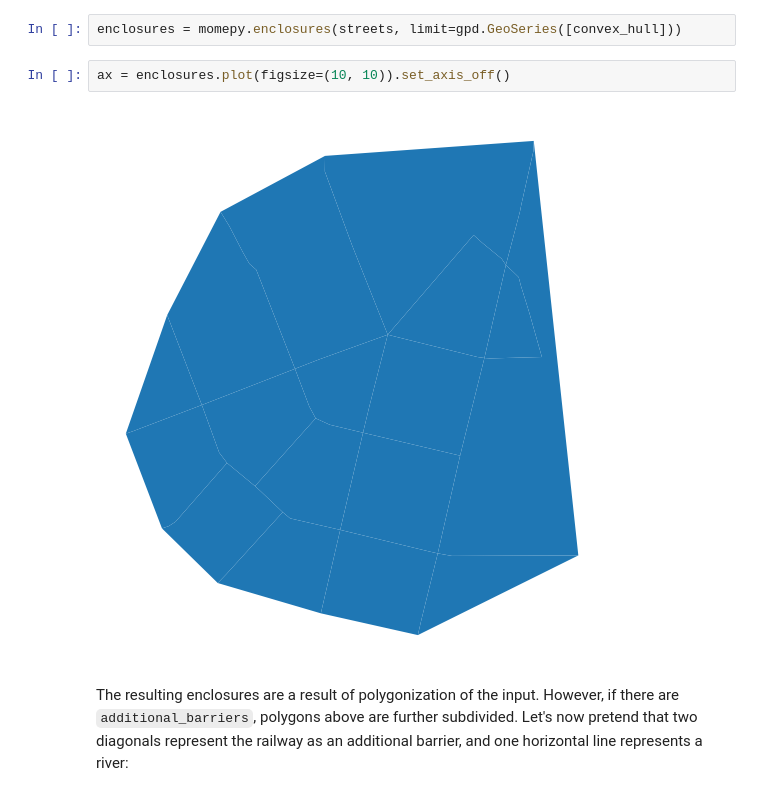
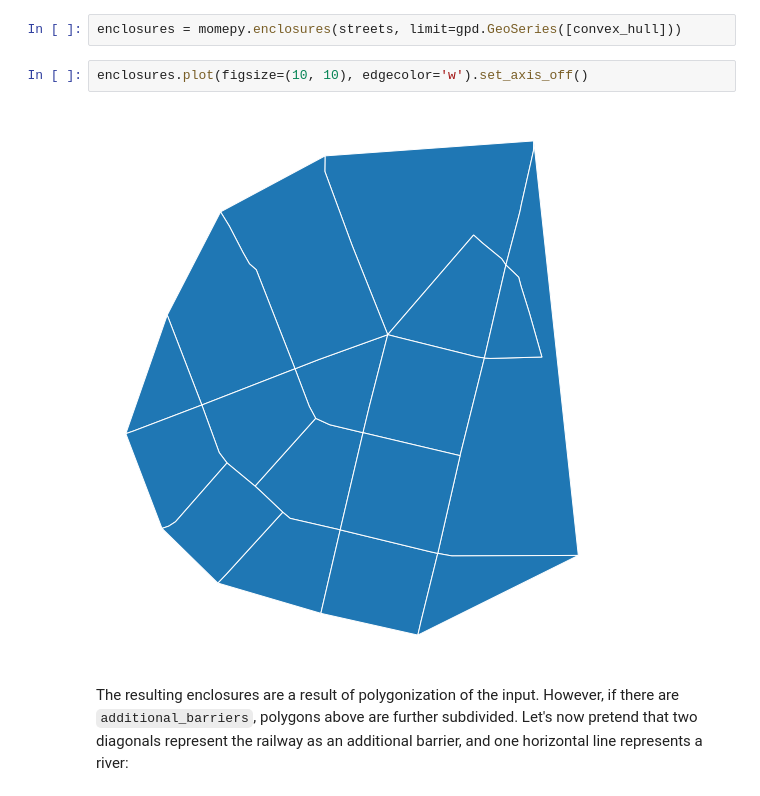
Before and after one commit to pysal/momepy, a Jupyter notebook: docs/user_guide/elements/enclosed.ipynb, the cells around one changed output. Saved outputs shown, nothing was run; the diff lists cells and outputs as text.

```diff
--- a/docs/user_guide/elements/enclosed.ipynb
+++ b/docs/user_guide/elements/enclosed.ipynb
@@ -42,9 +41,9 @@ Generating enclosures is then straightforward:
 # %%
 enclosures = momepy.enclosures(streets, limit=gpd.GeoSeries([convex_hull]))
 # %%
-ax = enclosures.plot(figsize=(10, 10)).set_axis_off()
+enclosures.plot(figsize=(10, 10), edgecolor='w').set_axis_off()
 # %% [output]
-[figure, old version]
+[figure, new version]
 # %% [markdown]
 The resulting enclosures are a result of polygonization of the input. However, if there are `additional_barriers`, polygons above are further subdivided. Let's now pretend that two diagonals represent the railway as an additional barrier, and one horizontal line represents a river:
 # %%
```
Also changed, not shown: parts of 12 cells of this notebook, 3 other files.
